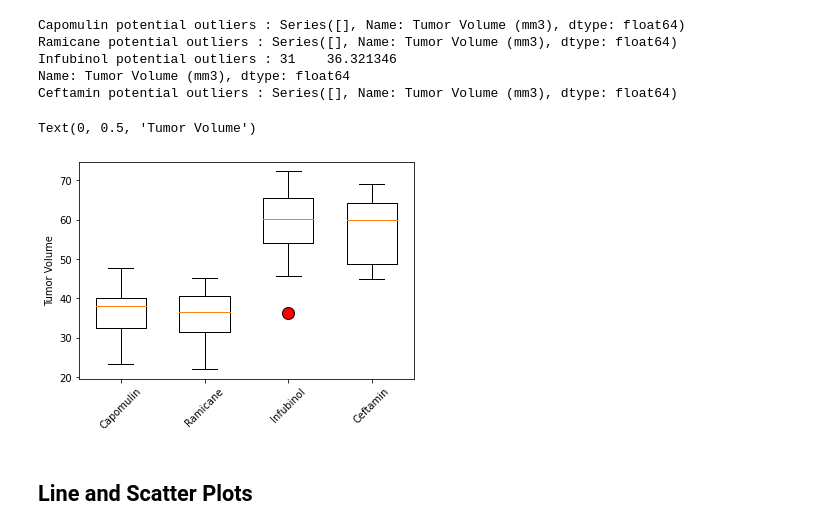
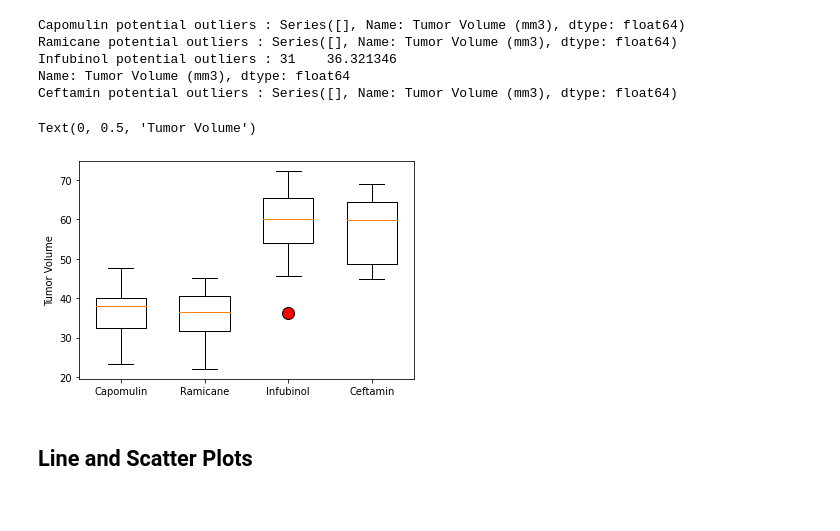
Before and after one commit to Swetavirani/Data_Visualization_Challenge, a Jupyter notebook: Pymaceuticals/Pymaceuticals_analysis.ipynb, the cells around one changed output. Cells and saved outputs as stored; diff of their text form; code cells hidden in the pictures.

```diff
--- a/Pymaceuticals/Pymaceuticals_analysis.ipynb
+++ b/Pymaceuticals/Pymaceuticals_analysis.ipynb
@@ -260,13 +268,13 @@ Ceftamin potential outliers : Series([], Name: Tumor Volume (mm3), dtype: float6
 # %%
 # Generate a box plot that shows the distrubution of the tumor volume for each treatment group.
 
 boxplot_dict = dict(markerfacecolor='red',markersize=12)
 plt.boxplot(tumor_list, labels = drug_list,flierprops=boxplot_dict,widths=(.6))
-plt.xticks(rotation = 45)
+plt.xticks(rotation = 0)
 plt.ylabel('Tumor Volume')
 # %% [output]
 Text(0, 0.5, 'Tumor Volume')
-[figure, old version]
+[figure, new version]
 # %% [markdown]
 ## Line and Scatter Plots
 # %%
```
Also changed, not shown: parts of 2 cells of this notebook.
